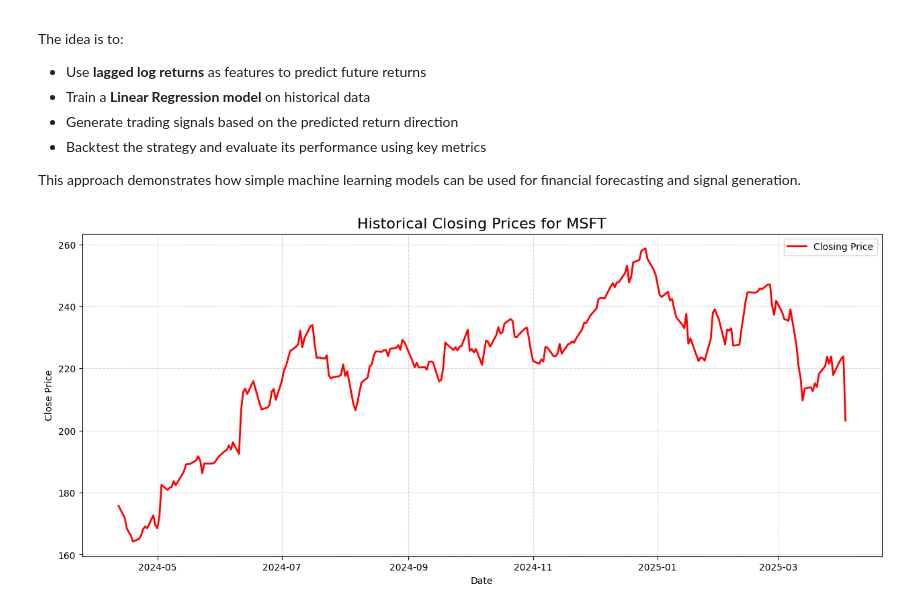
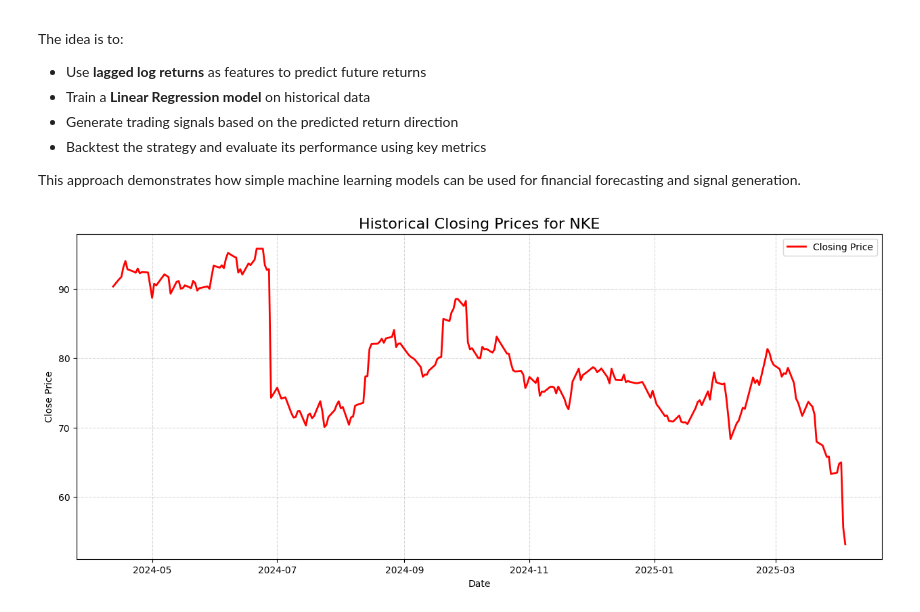
Before and after one commit to esemsc-tm1724/PyNance, a Jupyter notebook: examples/ml_strategies.ipynb, the cells around one changed output. Saved outputs shown, nothing was run; the diff lists cells and outputs as text; code cells hidden in the pictures.

```diff
--- a/examples/ml_strategies.ipynb
+++ b/examples/ml_strategies.ipynb
@@ -41,19 +41,19 @@ This approach demonstrates how simple machine learning models can be used for fi
 # Set the chosen ticker and duration of historical data
 period='1y'
 interval='1d'
-ticker='AAPL'
+ticker='NKE'
 cost_pct = 0.001 # Transaction cost modelled as a percentage of the trade cost
 # %%
 # Pull historical data from yfinance
 data = yf.Ticker(ticker).history(period, interval)
 
 # Instantiate Linear Regression strategy object
 
 lags = 5 # Set the number of lags for linear regression to be calculated on
 lr_strat = LRStrategy(data, period, interval, lags)
-lr_strat.plot_close(f'Historical Closing Prices for MSFT')
+lr_strat.plot_close(f'Historical Closing Prices for {ticker}')
 # %% [output]
-[figure, old version]
+[figure, new version]
 # %%
 # Backtest the strategy on the data
 lr_strat.back_test(cost_pct)
```
Also changed, not shown: parts of 1 cell of this notebook, 4 other files.
